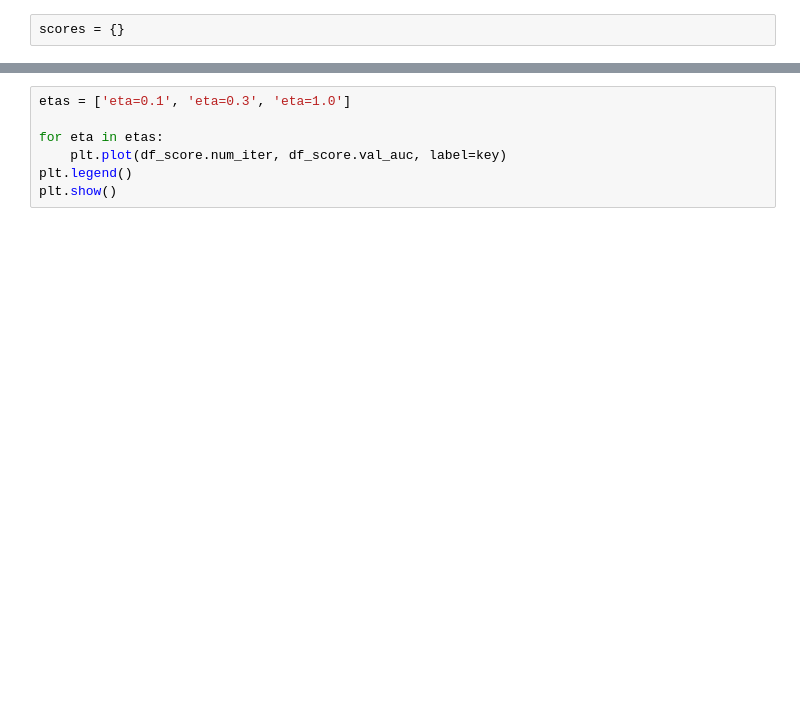
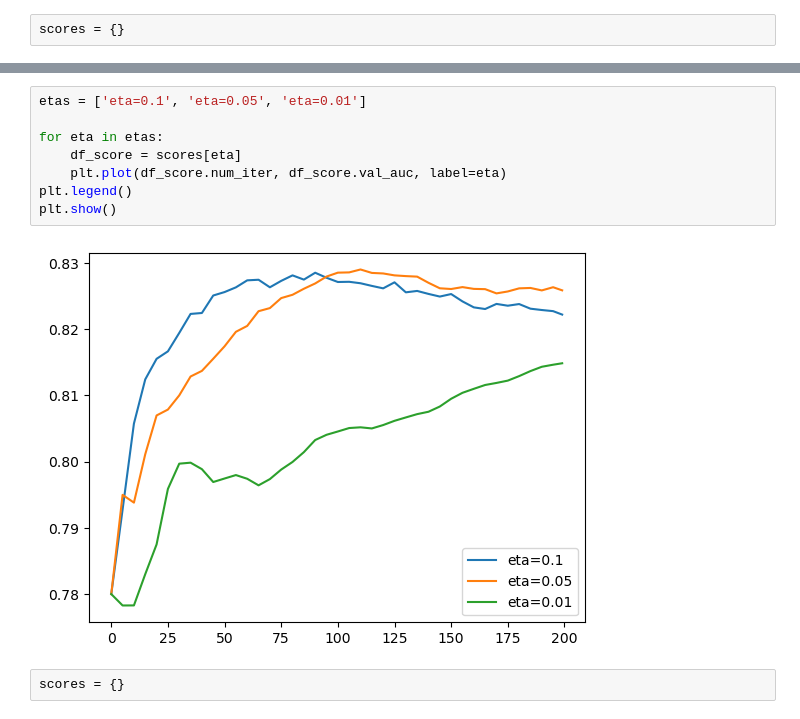
Before and after one commit to shall-it/machine-learning-zoomcamp, a Jupyter notebook: 06-trees/06-trees-live.ipynb, the cells around one changed output, grey strips where cells are left out. Cells and saved outputs as stored; diff of their text form; blank space fills up the shorter version.

```diff
--- a/06-trees/06-trees-live.ipynb
+++ b/06-trees/06-trees-live.ipynb
@@ -923,7 +923,12 @@ plt.show()
 # %%
-etas = ['eta=0.1', 'eta=0.3', 'eta=1.0']
+etas = ['eta=0.1', 'eta=0.05', 'eta=0.01']
 
 for eta in etas:
-    plt.plot(df_score.num_iter, df_score.val_auc, label=key)
+    df_score = scores[eta]
+    plt.plot(df_score.num_iter, df_score.val_auc, label=eta)
 plt.legend()
 plt.show()
+# %% [output]
+[figure, added]
+# %%
+scores = {}
```
Also changed, not shown: parts of 36 cells of this notebook.
